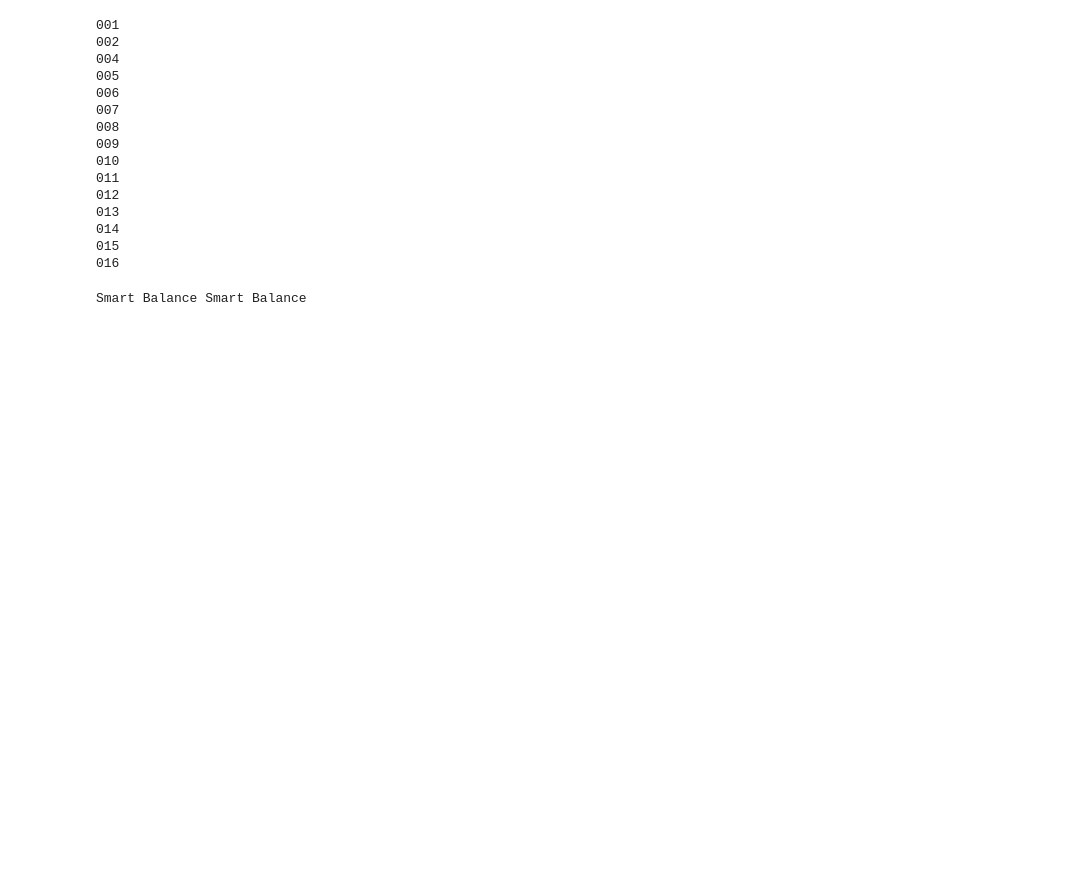
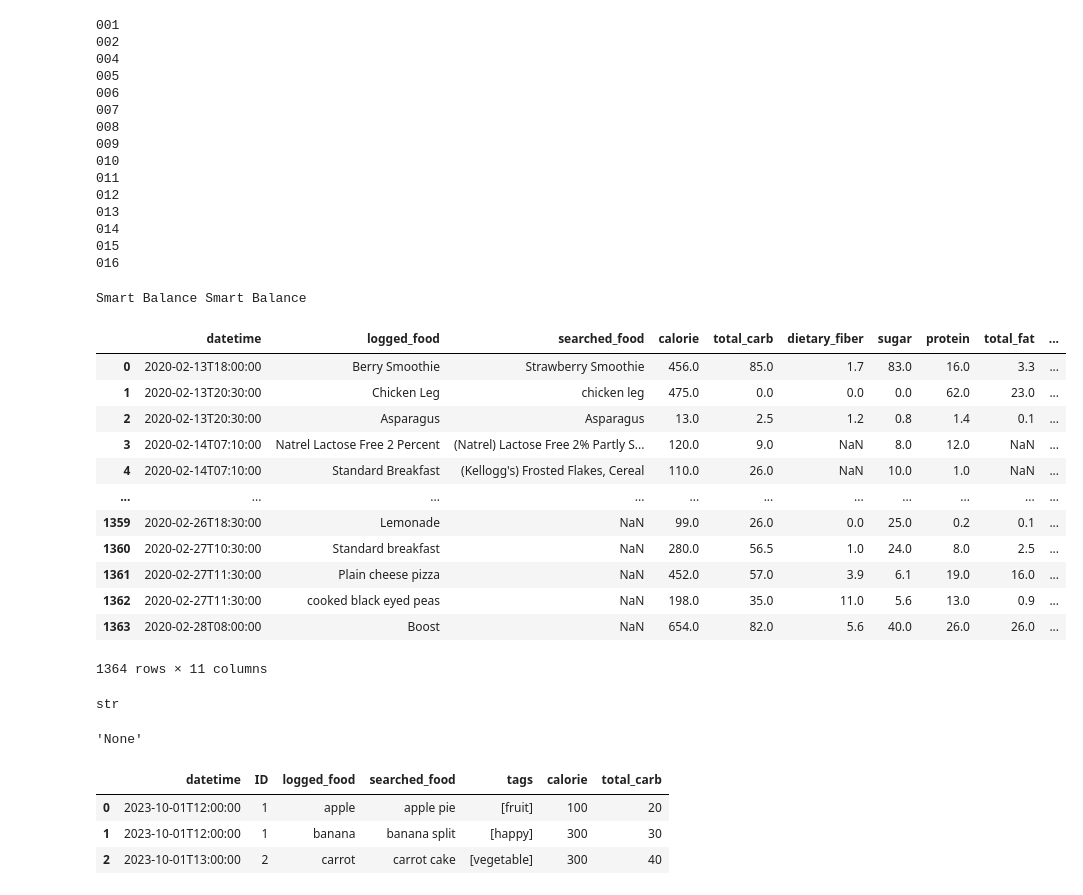
Before and after one commit to KrazyKats/dsc106_team, a Jupyter notebook: quy_work/file_cleaning.ipynb, the cells around one changed output. Cells and saved outputs as stored; diff of their text form; code cells hidden in the pictures; blank space fills up the shorter version.

Commit message:
grouped

```diff
--- a/quy_work/file_cleaning.ipynb
+++ b/quy_work/file_cleaning.ipynb
@@ -325,0 +384,67 @@ Smart Balance Smart Balance
+# %%
+import pandas as pd
+import json
+import numpy as np
+
+output_dir = './Output/jsons/'
+
+input_file_path = os.path.join(output_dir, 'food_log_tagged.json')
+output_file_path = os.path.join(output_dir, 'food_log_tagged_grouped.json')
+
+# Load the data
+with open(input_file_path, 'r', encoding='utf-8') as f:
+    data = json.load(f)
+
+# Remove empty dicts (some are at the end of your file)
+data = [row for row in data if row and isinstance(row, dict)]
+
+# Convert to DataFrame
+df = pd.DataFrame(data)
+# Drop unwanted columns
+drop_cols = ['date', 'time', 'time_begin', 'time_end', 'amount', 'unit']
+df = df.drop(columns=[col for col in drop_cols if col in df.columns])
+
+# Fill NaN tags with empty list
+df['tags'] = df['tags'].apply(lambda x: x if isinstance(x, list) else [])
+
+df
+# %% [output]
+|  | datetime | logged_food | searched_food | calorie | total_carb | dietary_fiber | sugar | protein | total_fat | ... |
+| 0 | 2020-02-13T18:00:00 | Berry Smoothie | Strawberry Smoothie | 456.0 | 85.0 | 1.7 | 83.0 | 16.0 | 3.3 | ... |
+| 1 | 2020-02-13T20:30:00 | Chicken Leg | chicken leg | 475.0 | 0.0 | 0.0 | 0.0 | 62.0 | 23.0 | ... |
+| 2 | 2020-02-13T20:30:00 | Asparagus | Asparagus | 13.0 | 2.5 | 1.2 | 0.8 | 1.4 | 0.1 | ... |
+| 3 | 2020-02-14T07:10:00 | Natrel Lactose Free 2 Percent | (Natrel) Lactose Free 2% Partly S... | 120.0 | 9.0 | NaN | 8.0 | 12.0 | NaN | ... |
+| 4 | 2020-02-14T07:10:00 | Standard Breakfast | (Kellogg's) Frosted Flakes, Cereal | 110.0 | 26.0 | NaN | 10.0 | 1.0 | NaN | ... |
+| ... | ... | ... | ... | ... | ... | ... | ... | ... | ... | ... |
+| 1359 | 2020-02-26T18:30:00 | Lemonade | NaN | 99.0 | 26.0 | 0.0 | 25.0 | 0.2 | 0.1 | ... |
+| 1360 | 2020-02-27T10:30:00 | Standard breakfast | NaN | 280.0 | 56.5 | 1.0 | 24.0 | 8.0 | 2.5 | ... |
+| 1361 | 2020-02-27T11:30:00 | Plain cheese pizza | NaN | 452.0 | 57.0 | 3.9 | 6.1 | 19.0 | 16.0 | ... |
+| 1362 | 2020-02-27T11:30:00 | cooked black eyed peas | NaN | 198.0 | 35.0 | 11.0 | 5.6 | 13.0 | 0.9 | ... |
+| 1363 | 2020-02-28T08:00:00 | Boost | NaN | 654.0 | 82.0 | 5.6 | 40.0 | 26.0 | 26.0 | ... |
+1364 rows × 11 columns
+# %%
+type(df['logged_food'][0])
+# %% [output]
+str
+# %%
+str(None)
+# %% [output]
+'None'
+# %%
+# make sample dataframe to test pd.grouby.apply
+df = pd.DataFrame({
+    'datetime': ['2023-10-01T12:00:00', '2023-10-01T12:00:00', '2023-10-01T13:00:00'],
+    'ID': [1, 1, 2],
+    'logged_food': ['apple', 'banana', 'carrot'],
+    'searched_food': ['apple pie', 'banana split', 'carrot cake'],
+    'tags': [['fruit'], ['happy'], ['vegetable']],
+    'calorie': [100, 300, 300],
+    'total_carb': [20, 30, 40],
+})
+
+df.head()
+# %% [output]
+|  | datetime | ID | logged_food | searched_food | tags | calorie | total_carb |
+| 0 | 2023-10-01T12:00:00 | 1 | apple | apple pie | [fruit] | 100 | 20 |
+| 1 | 2023-10-01T12:00:00 | 1 | banana | banana split | [happy] | 300 | 30 |
+| 2 | 2023-10-01T13:00:00 | 2 | carrot | carrot cake | [vegetable] | 300 | 40 |
```
Also changed, not shown: parts of 2 cells of this notebook, 1 other file.
